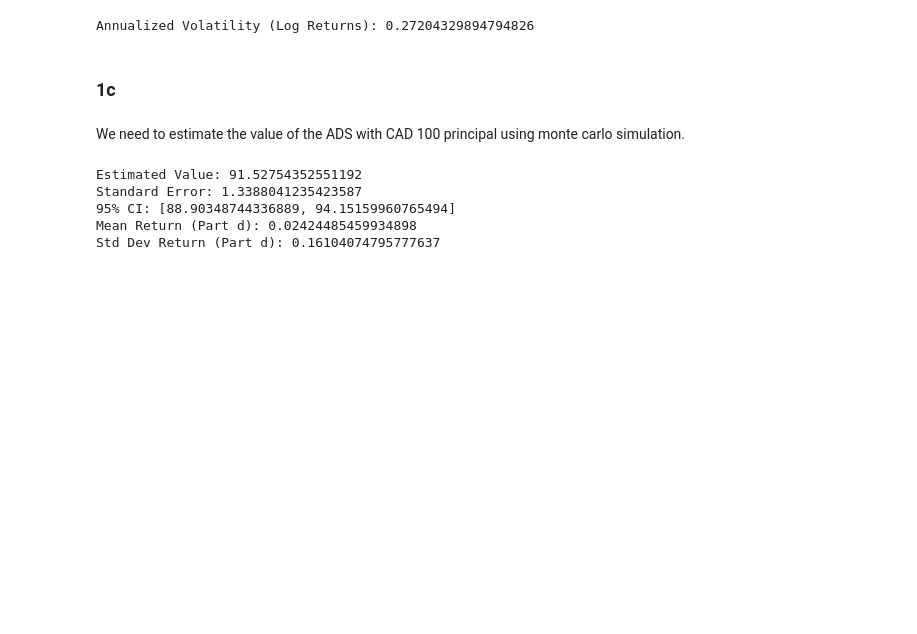
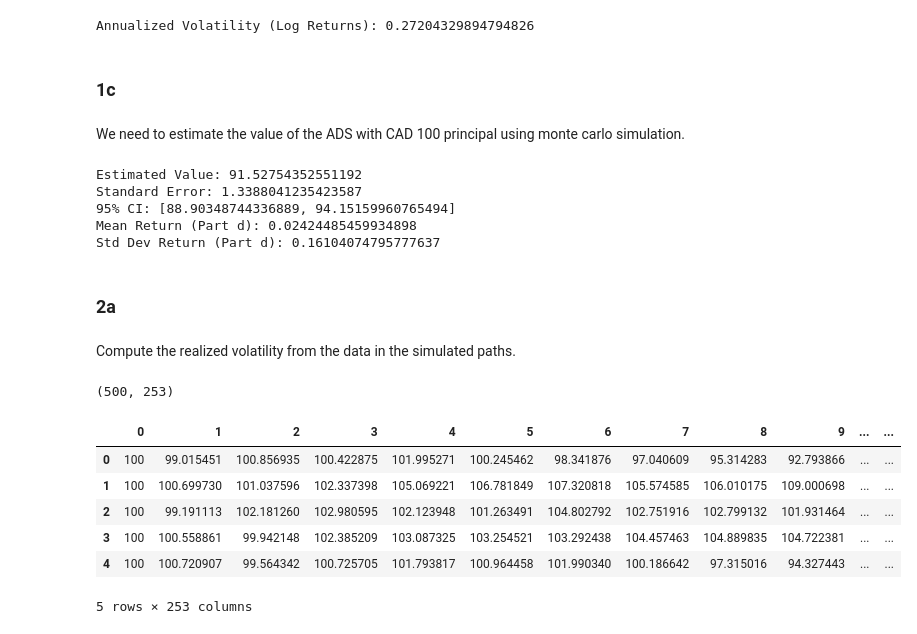
Before and after one commit to alan-w25/fnce-7170, a Jupyter notebook: hw3/alan_wu_pset3.ipynb, the cells around one changed output. Cells and saved outputs as stored; diff of their text form; code cells hidden in the pictures; blank space fills up the shorter version.

```diff
--- a/hw3/alan_wu_pset3.ipynb
+++ b/hw3/alan_wu_pset3.ipynb
@@ -225,3 +225,20 @@ Standard Error: 1.3388041235423587
 95% CI: [88.90348744336889, 94.15159960765494]
 Mean Return (Part d): 0.02424485459934898
 Std Dev Return (Part d): 0.16104074795777637
+# %% [markdown]
+### 2a
+# %% [markdown]
+Compute the realized volatility from the data in the simulated paths.
+# %%
+heston_paths = pd.read_excel('./data/SimulatedPaths.xlsx')
+print(heston_paths.shape)
+heston_paths.head()
+# %% [output]
+(500, 253)
+|  | 0 | 1 | 2 | 3 | 4 | 5 | 6 | 7 | 8 | 9 | ... | ... |
+| 0 | 100 | 99.015451 | 100.856935 | 100.422875 | 101.995271 | 100.245462 | 98.341876 | 97.040609 | 95.314283 | 92.793866 | ... | ... |
+| 1 | 100 | 100.699730 | 101.037596 | 102.337398 | 105.069221 | 106.781849 | 107.320818 | 105.574585 | 106.010175 | 109.000698 | ... | ... |
+| 2 | 100 | 99.191113 | 102.181260 | 102.980595 | 102.123948 | 101.263491 | 104.802792 | 102.751916 | 102.799132 | 101.931464 | ... | ... |
+| 3 | 100 | 100.558861 | 99.942148 | 102.385209 | 103.087325 | 103.254521 | 103.292438 | 104.457463 | 104.889835 | 104.722381 | ... | ... |
+| 4 | 100 | 100.720907 | 99.564342 | 100.725705 | 101.793817 | 100.964458 | 101.990340 | 100.186642 | 97.315016 | 94.327443 | ... | ... |
+5 rows × 253 columns
```
Also changed, not shown: parts of 4 cells of this notebook, 2 other files.
